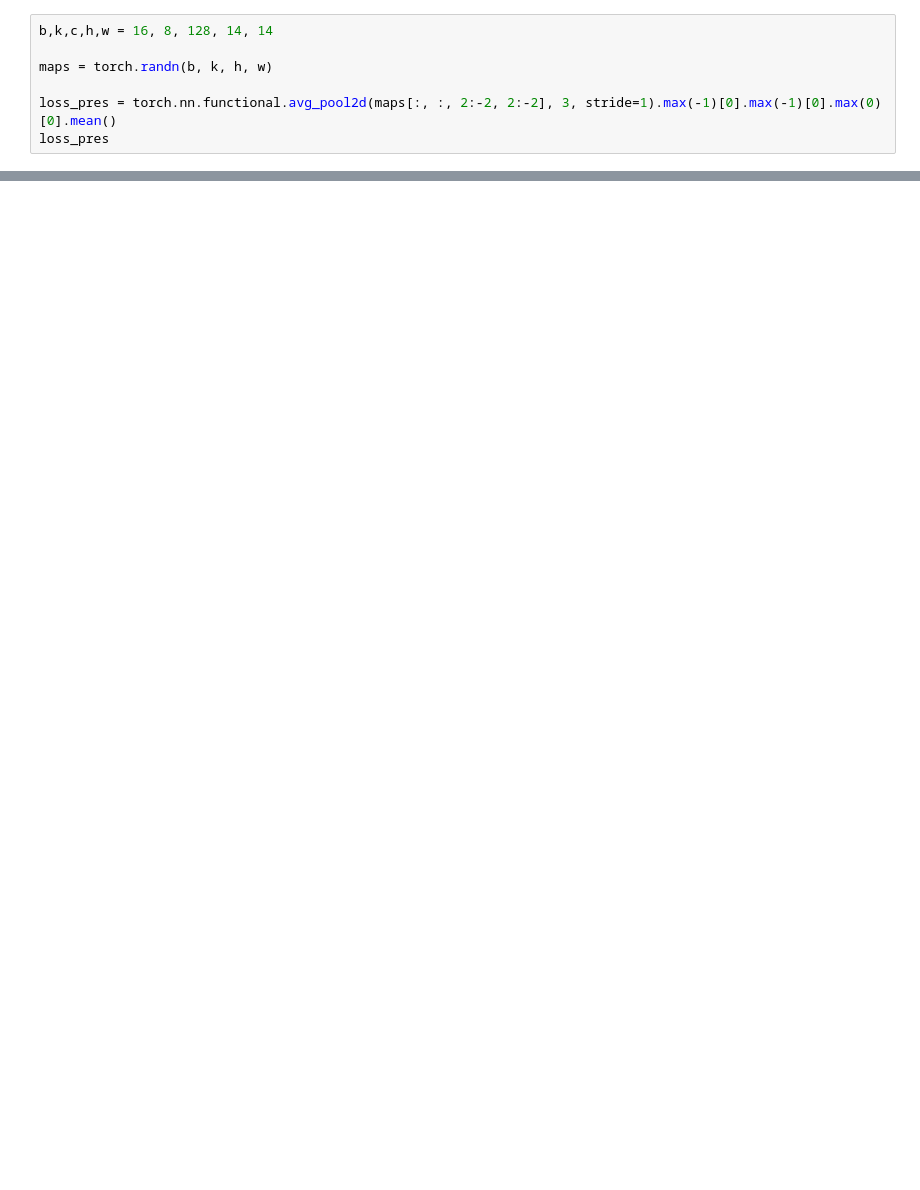
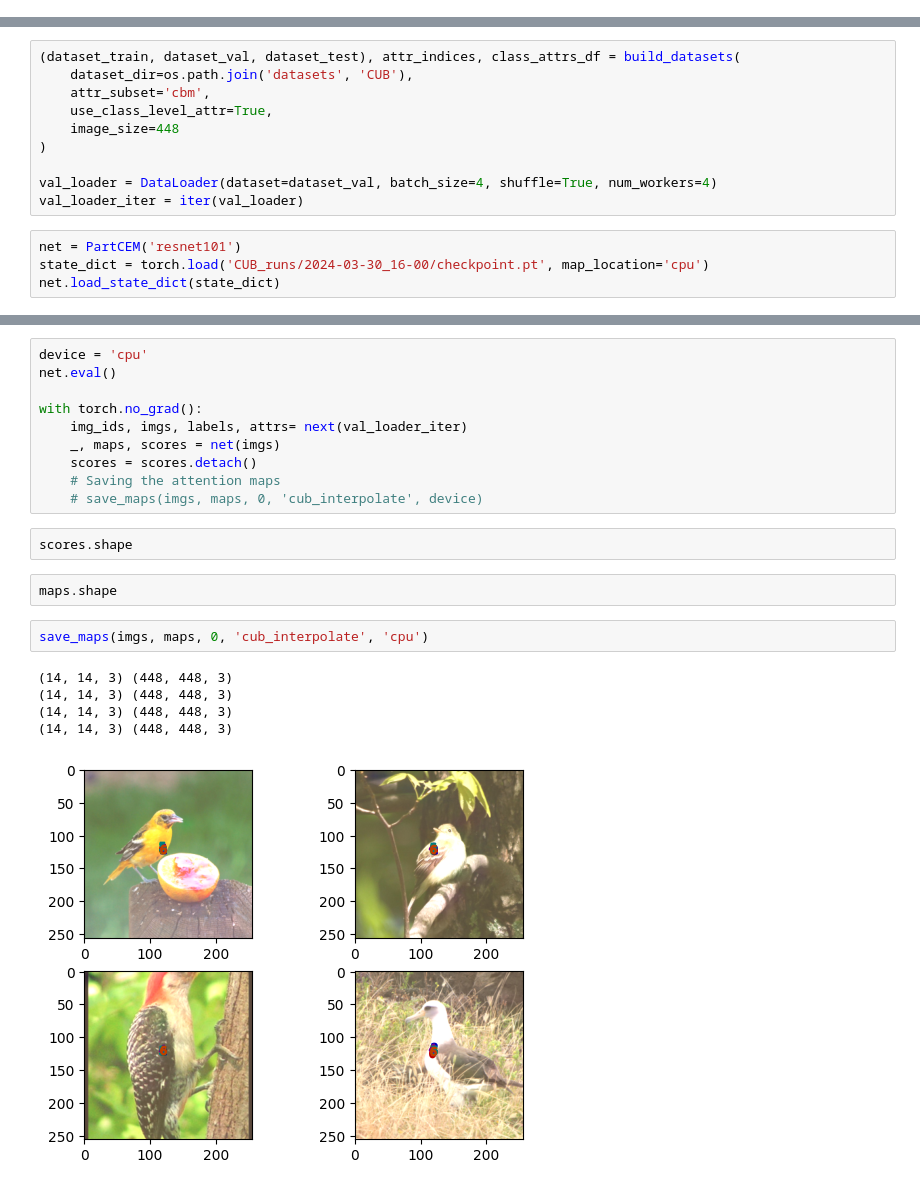
Before and after one commit to zijizhu/part-concept, a Jupyter notebook: visualize.ipynb, the cells around one changed output, grey strips where cells are left out. Drawn from its saved outputs; the diff is of its cells as text; blank space fills up the shorter version.

```diff
--- a/visualize.ipynb
+++ b/visualize.ipynb
@@ -18,7 +0,0 @@ tensor(0.8750)
-# %%
-b,k,c,h,w = 16, 8, 128, 14, 14
-
-maps = torch.randn(b, k, h, w)
-
-loss_pres = torch.nn.functional.avg_pool2d(maps[:, :, 2:-2, 2:-2], 3, stride=1).max(-1)[0].max(-1)[0].max(0)[0].mean()
-loss_pres
@@ -52,0 +20,14 @@ tensor([[[1.0247]],
+# %%
+(dataset_train, dataset_val, dataset_test), attr_indices, class_attrs_df = build_datasets(
+    dataset_dir=os.path.join('datasets', 'CUB'),
+    attr_subset='cbm',
+    use_class_level_attr=True,
+    image_size=448
+)
+
+val_loader = DataLoader(dataset=dataset_val, batch_size=4, shuffle=True, num_workers=4)
+val_loader_iter = iter(val_loader)
+# %%
+net = PartCEM('resnet101')
+state_dict = torch.load('CUB_runs/2024-03-30_16-00/checkpoint.pt', map_location='cpu')
+net.load_state_dict(state_dict)
@@ -52,0 +108,22 @@ tensor([[[1.0247]],
+# %%
+device = 'cpu'
+net.eval()
+
+with torch.no_grad():
+    img_ids, imgs, labels, attrs= next(val_loader_iter)
+    _, maps, scores = net(imgs)
+    scores = scores.detach()
+    # Saving the attention maps
+    # save_maps(imgs, maps, 0, 'cub_interpolate', device)
+# %%
+scores.shape
+# %%
+maps.shape
+# %%
+save_maps(imgs, maps, 0, 'cub_interpolate', 'cpu')
+# %% [output]
+(14, 14, 3) (448, 448, 3)
+(14, 14, 3) (448, 448, 3)
+(14, 14, 3) (448, 448, 3)
+(14, 14, 3) (448, 448, 3)
+[figure, added]
```
Also changed, not shown: parts of 11 cells of this notebook, 4 other files.
